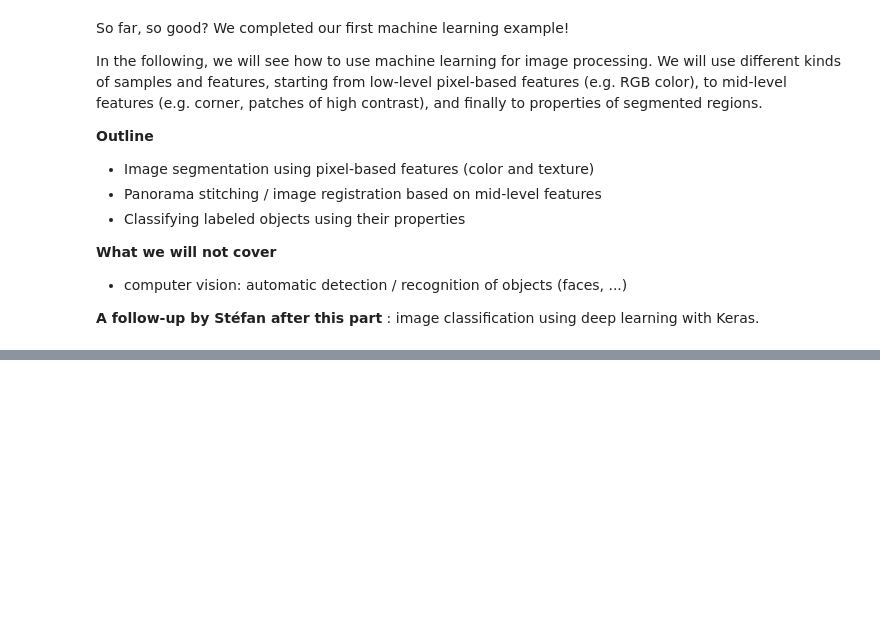
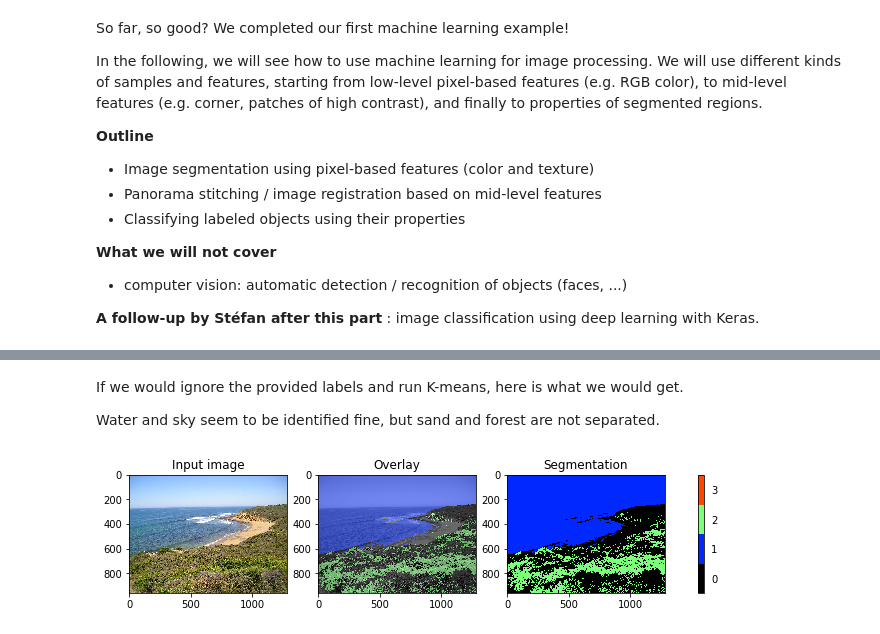
Before and after one commit to rmegret/visionlab, a Jupyter notebook: lectures/machine_learning.ipynb, the cells around one changed output, grey strips where cells are left out. Saved outputs shown, nothing was run; the diff lists cells and outputs as text; code cells hidden in the pictures; blank space fills up the shorter version.

```diff
--- a/lectures/machine_learning.ipynb
+++ b/lectures/machine_learning.ipynb
@@ -144,4 +203,0 @@ Then we create a ``KMeans`` estimator for two clusters.
-# %%
-from sklearn.cluster import KMeans
-kmeans = KMeans(n_clusters=2, random_state=0).fit(data.T)
-segmentation = kmeans.labels_.reshape(im.shape[:-1])
@@ -153,9 +203,0 @@ Of course we can generalize this method to more than two clusters.
-# %%
-im = io.imread('../images/chapel_floor.png')
-im_lab = color.rgb2lab(im)
-data = np.array([im_lab[..., 0].ravel(),
-                 im_lab[..., 1].ravel(),
-                 im_lab[..., 2].ravel()])
-
-kmeans = KMeans(n_clusters=4, random_state=0).fit(data.T)
-segmentation = kmeans.labels_.reshape(im.shape[:-1])
@@ -238,0 +252,13 @@ In the examples above, a small number of features per pixel was used: either a c
+# %% [markdown]
+If we would ignore the provided labels and run K-means, here is what we would get.
+
+Water and sky seem to be identified fine, but sand and forest are not separated.
+# %%
+from sklearn.cluster import KMeans
+from skimage import segmentation
+data=color.rgb2lab(beach).reshape(-1,3)[:,1:3]
+kmeans = KMeans(n_clusters=3, random_state=1).fit(data)
+result = 1+kmeans.labels_.reshape(beach.shape[:2]) # Add 1 so that label 0 means 'no label'
+show_segmentation(beach, result, cmap='gray')
+# %% [output]
+[figure, added]
```
Also changed, not shown: parts of 104 cells of this notebook, 11 other files.
